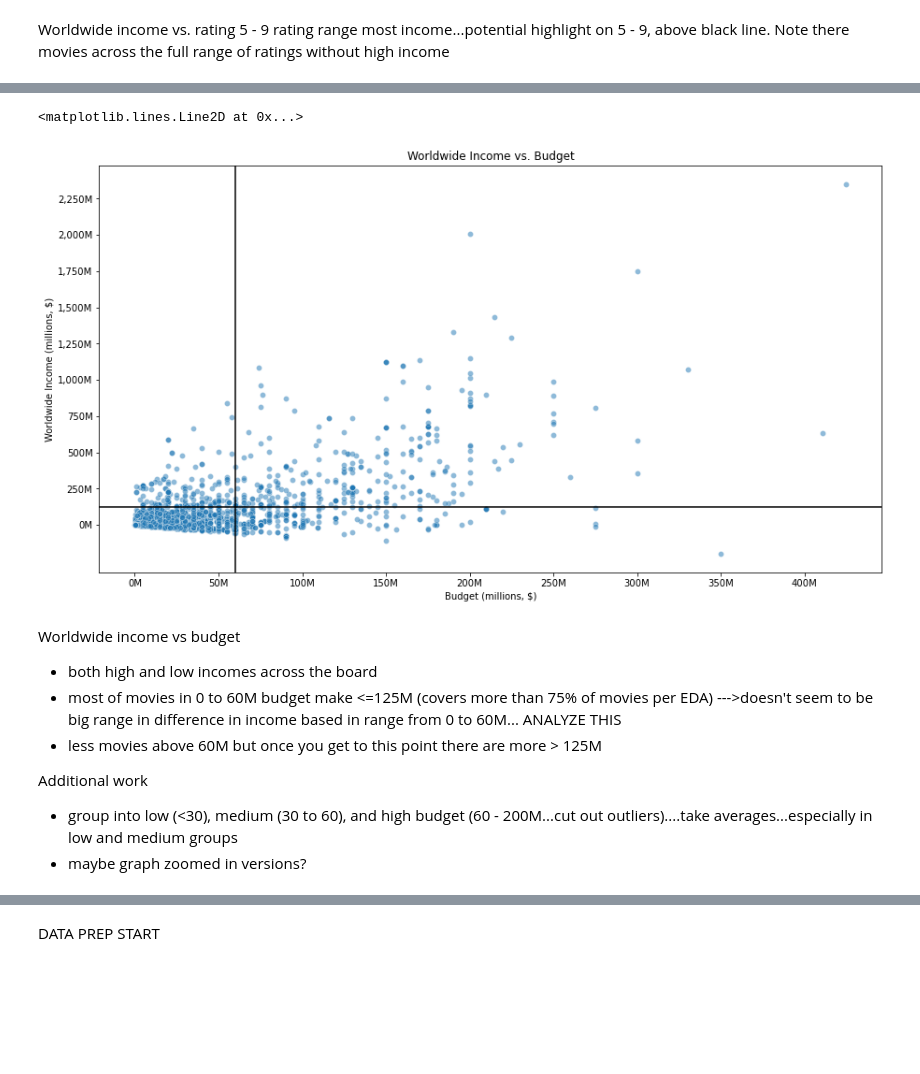
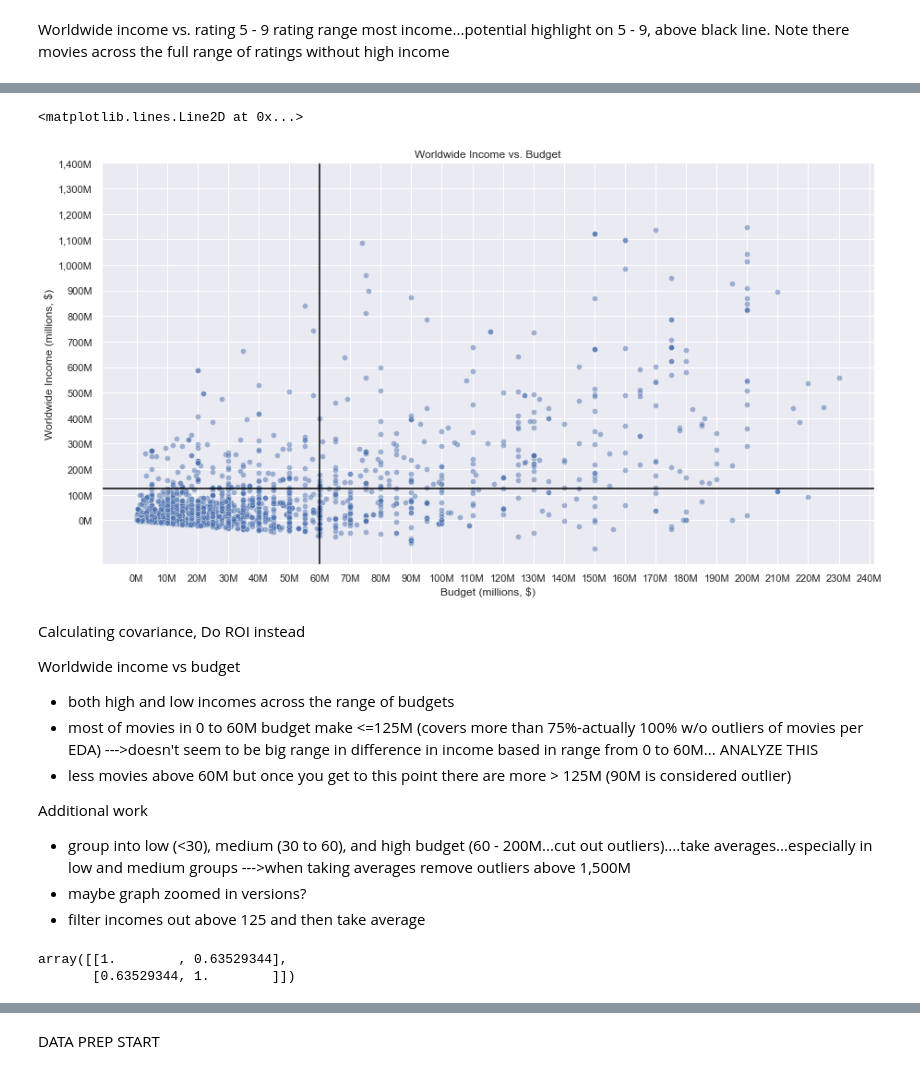
Before and after one commit to pparkinson1/Movie-Analysis, a Jupyter notebook: dsc-phase1-project-template.ipynb, the cells around one changed output, grey strips where cells are left out. Cells and saved outputs as stored; diff of their text form; code cells hidden in the pictures; blank space fills up the shorter version.

```diff
--- a/dsc-phase1-project-template.ipynb
+++ b/dsc-phase1-project-template.ipynb
@@ -234,6 +258,8 @@ br_inc_merged['worldwide_gross'] = br_inc_merged['worldwide_gross'].str.replace(
 
 br_inc_merged['domestic_income'] = br_inc_merged['domestic_gross'] - br_inc_merged['production_budget']
 br_inc_merged['worldwide_income'] = br_inc_merged['worldwide_gross'] - br_inc_merged['production_budget']
+
+br_inc_merged['worldwide_ROI'] = (br_inc_merged['worldwide_income'] / br_inc_merged['production_budget'])*100
 # %%
 br_inc_merged.info()
 # %% [output]
@@ -316,5 +342,7 @@ max         9.300000
 Name: averagerating, dtype: float64
 # %%
+sns.set_theme(style='darkgrid')
+
 g = sns.histplot(data=br_inc_merged['averagerating'])
 g.set(title='Rating Distribution')
 # g.axvline(x=br_inc_merged['averagerating'].mean(), color='black', label=str(np.mean(br_inc_merged['averagerating'])))
@@ -419,0 +538,14 @@ g.axvline(x=br_inc_merged['runtime_minutes'].mean(), color='black')
+# %%
+# print(len(br_inc_merged))
+
+index_drop = br_inc_merged[(br_inc_merged['production_budget'] > 240000000) |
+                              (br_inc_merged['worldwide_income'] > 1250000000) |
+                              (br_inc_merged['worldwide_ROI'] > 15000)].index
+index_drop_genre = genre_df[(genre_df['production_budget'] > 240000000) |
+                              (genre_df['worldwide_income'] > 1250000000) |
+                              (genre_df['worldwide_ROI'] > 15000)].index
+
+br_inc_merged.drop(index_drop, inplace=True)
+genre_df.drop(index_drop_genre, inplace=True)
+
+# print(len(br_inc_merged))
@@ -437,0 +618,4 @@ g.axhline(y=(1/2)*250000000, color='black')
+# %%
+bins_rating = [0, 2, 4, 6, 8, 10]
+labels_rating = ['0-2','2-4','4-6','6-8','8-10']
+br_inc_merged['rating_bins'] = pd.cut(br_inc_merged['averagerating'], bins_rating, labels=labels_rating)
@@ -438,29 +643,40 @@ g.axhline(y=(1/2)*250000000, color='black')
 # %%
 fig, ax = plt.subplots(figsize=(15,8))
 g = sns.scatterplot(ax=ax, x=br_inc_merged['production_budget'], y=br_inc_merged['worldwide_income'], alpha=.5);
 g.set(title='Worldwide Income vs. Budget', xlabel='Budget (millions, $)', ylabel='Worldwide Income (millions, $)')
 
-g.set_xticks(range(0, 450000000, 50000000))
+g.set_xticks(range(0, 250000000, 10000000))
 xlabels = ['{:,.0f}'.format(x) + 'M' for x in g.get_xticks()/1000000]
 g.set_xticklabels(xlabels)
 
-g.set_yticks(range(0, 2500000000, 250000000))
+g.set_yticks(range(0, 1500000000, 100000000))
 ylabels = ['{:,.0f}'.format(y) + 'M' for y in g.get_yticks()/1000000]
 g.set_yticklabels(ylabels)
 
 
 g.axhline(y=(1/2)*250000000, color='black')
 g.axvline(x=60000000, color='black')
+
+# plt.xlim([0, 60000000])
 # %% [output]
 <matplotlib.lines.Line2D at 0x...>
-[figure, old version]
+[figure, new version]
 # %% [markdown]
+Calculating covariance, Do ROI instead
+
 Worldwide income vs budget
-- both high and low incomes across the board
-- most of movies in 0 to 60M budget make <=125M (covers more than 75% of movies per EDA)
+- both high and low incomes across the range of budgets
+- most of movies in 0 to 60M budget make <=125M (covers more than 75%-actually 100% w/o outliers of movies per EDA)
 --->doesn't seem to be big range in difference in income based in range from 0 to 60M... ANALYZE THIS
-- less movies above 60M but once you get to this point there are more > 125M
+- less movies above 60M but once you get to this point there are more > 125M (90M is considered outlier)
 
 Additional work
 - group into low (<30), medium (30 to 60), and high budget (60 - 200M...cut out outliers)....take averages...especially in low and medium groups
+--->when taking averages remove outliers above 1,500M
 - maybe graph zoomed in versions?
+- filter incomes out above 125 and then take average
+# %%
+np.corrcoef(br_inc_merged['production_budget'], br_inc_merged['worldwide_income'])
+# %% [output]
+array([[1.        , 0.63529344],
+       [0.63529344, 1.        ]])
```
Also changed, not shown: parts of 125 cells of this notebook.
